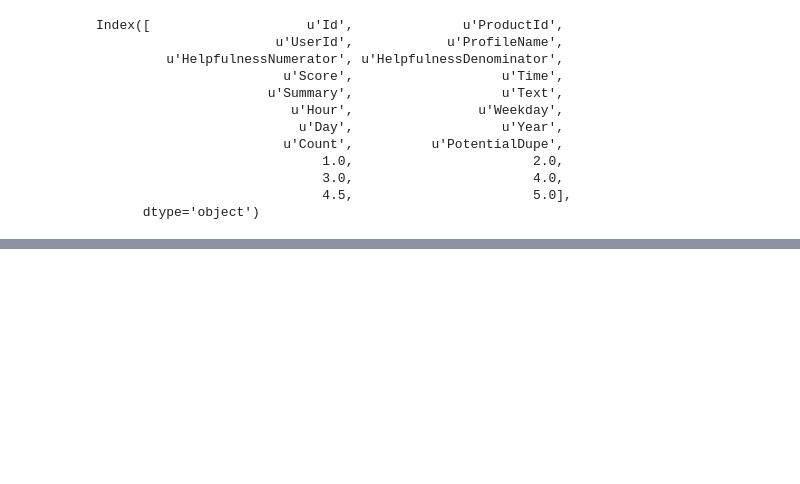
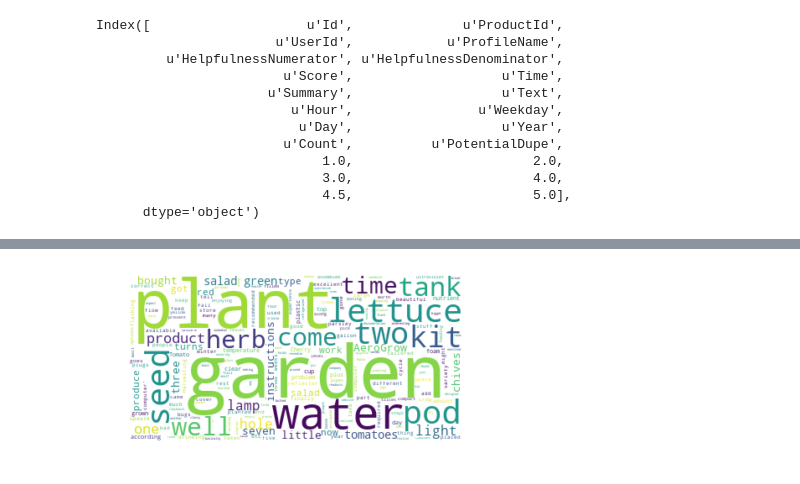
Before and after one commit to MintMin/AmazonReviewsAnalysis, a Jupyter notebook: Nic/Week 1 Nic's Exploratory Analysis.ipynb, the cells around one changed output, grey strips where cells are left out. Saved outputs shown, nothing was run; the diff lists cells and outputs as text; code cells hidden in the pictures; blank space fills up the shorter version.

Commit message:
Had some fun with wordclouds

```diff
--- a/Nic/Week 1 Nic's Exploratory Analysis.ipynb
+++ b/Nic/Week 1 Nic's Exploratory Analysis.ipynb
@@ -521,0 +613,5 @@ new_review
+# %%
+# Most helpful review search. Using original df as this is purely visual
+mostHelpful = reviews.sort_values('HelpfulnessNumerator', ascending=False).head(1)
+mostHelpful
+# Most helpful review is by User: A1GQGYROVZVW49 for Product: B000FI4O90 with HelpfulnessNumerator: 866.0
@@ -521,0 +641,2 @@ new_review
+# %%
+reviews['HelpfulDiff'] = reviews['HelpfulnessDenominator'] - reviews['HelpfulnessNumerator']
@@ -521,0 +650,25 @@ new_review
+# %%
+#WORD CLOUD
+from wordcloud import WordCloud, STOPWORDS, ImageColorGenerator
+from PIL import Image
+
+
+# Create stopword list:
+stopwords = set(STOPWORDS)
+stopwords.update(["br"])
+
+
+# Start with helpful review:
+ID = mostHelpful.Id
+# print(ID - 1)
+text = reviews.Text[190733]
+# Create and generate a word cloud image:
+wordcloud = WordCloud(stopwords=stopwords, background_color="white").generate(text)
+
+
+# Display the generated image:
+plt.imshow(wordcloud, interpolation='bilinear')
+plt.axis("off")
+plt.show()
+# %% [output]
+[figure, added]
```
Also changed, not shown: parts of 22 cells of this notebook.
